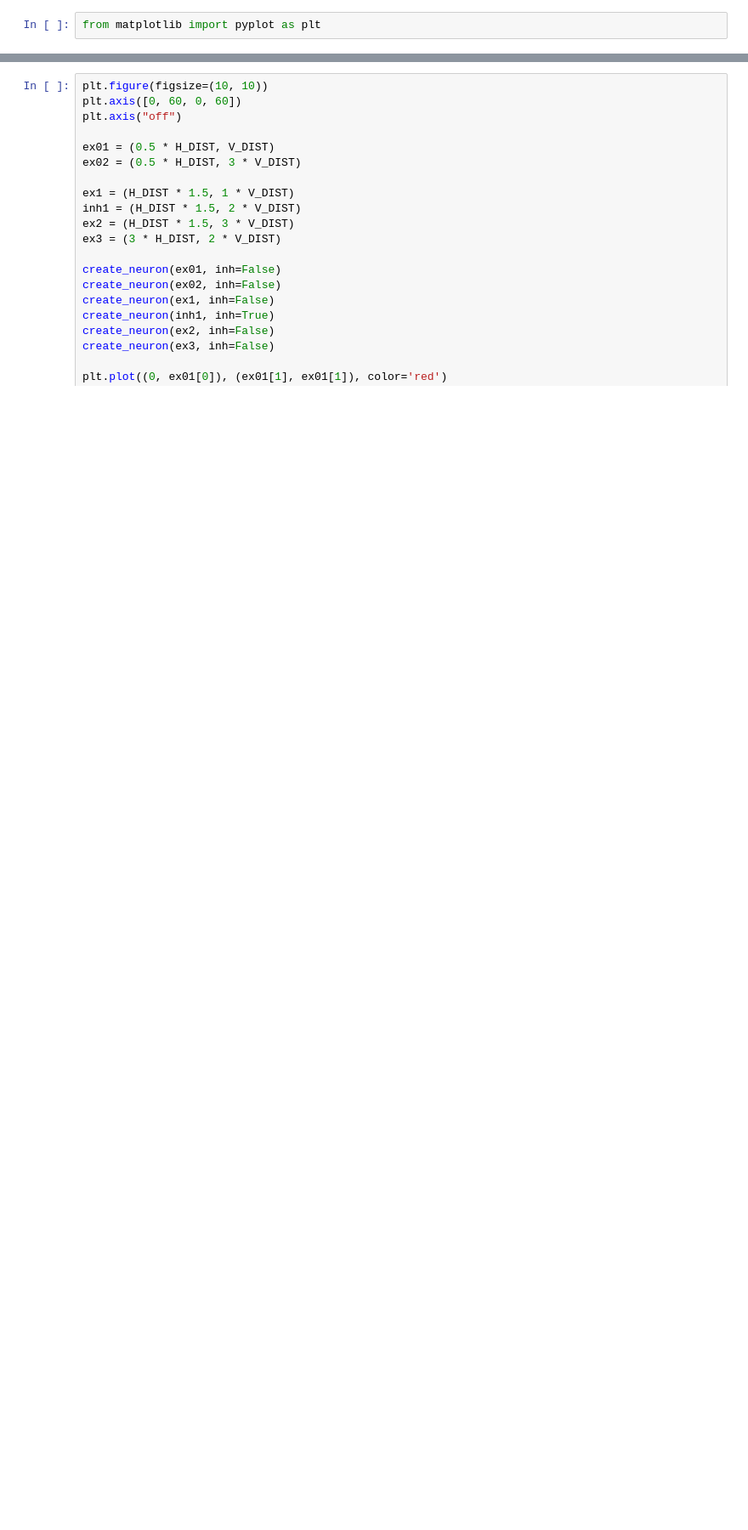
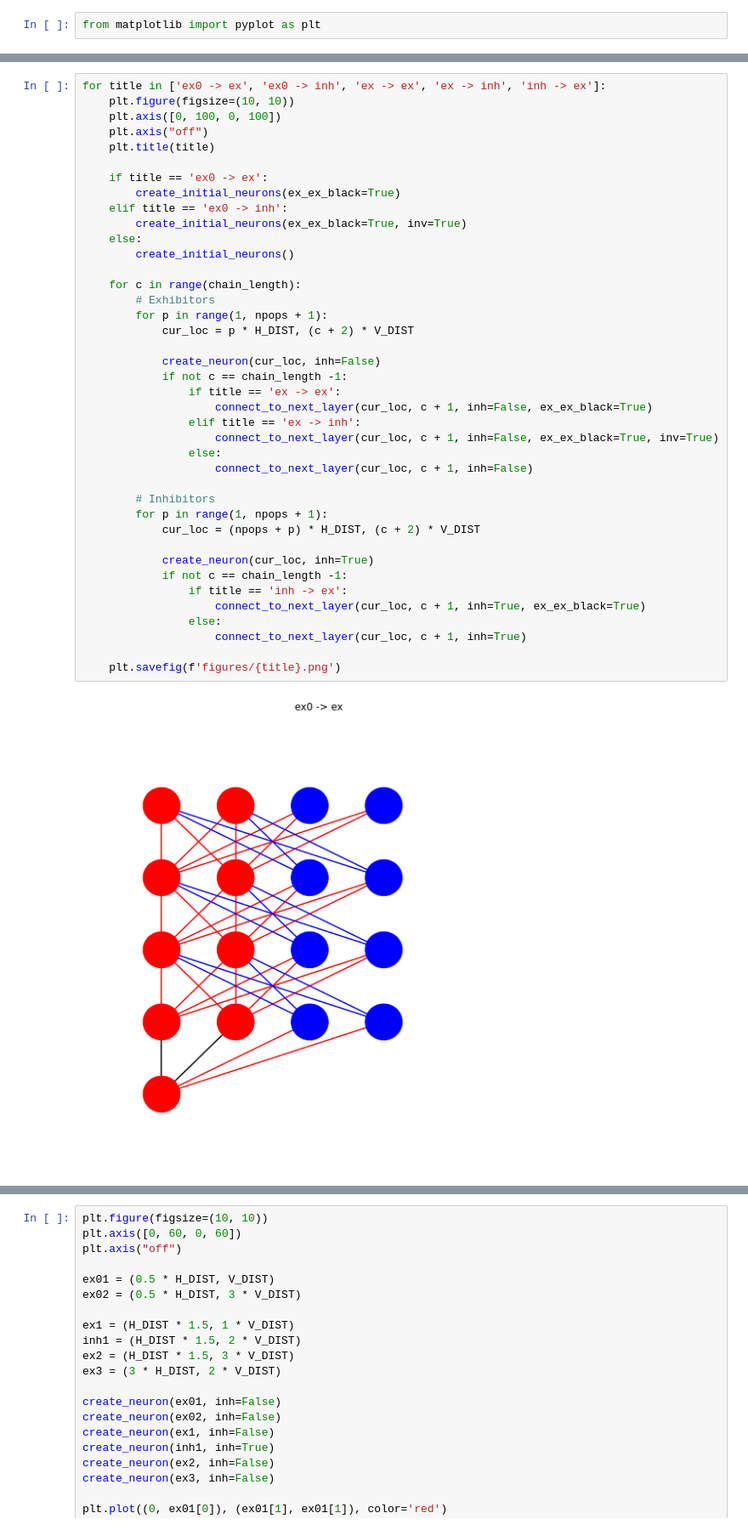
Before and after one commit to Drvanon/FP09, a Jupyter notebook: images.ipynb, the cells around one changed output, grey strips where cells are left out. Shown at 85% size. Cells and saved outputs as stored; diff of their text form; blank space fills up the shorter version.

```diff
--- a/images.ipynb
+++ b/images.ipynb
@@ -69,2 +81,44 @@ for c in range(chain_length):
 # %% [output]
 [figure]
+# %%
+for title in ['ex0 -> ex', 'ex0 -> inh', 'ex -> ex', 'ex -> inh', 'inh -> ex']:
+    plt.figure(figsize=(10, 10))
+    plt.axis([0, 100, 0, 100])
+    plt.axis("off")
+    plt.title(title)
+
+    if title == 'ex0 -> ex':
+        create_initial_neurons(ex_ex_black=True)
+    elif title == 'ex0 -> inh':
+        create_initial_neurons(ex_ex_black=True, inv=True)
+    else:
+        create_initial_neurons()
+
+    for c in range(chain_length):
+        # Exhibitors
+        for p in range(1, npops + 1):
+            cur_loc = p * H_DIST, (c + 2) * V_DIST
+
+            create_neuron(cur_loc, inh=False)
+            if not c == chain_length -1:
+                if title == 'ex -> ex':
+                    connect_to_next_layer(cur_loc, c + 1, inh=False, ex_ex_black=True)
+                elif title == 'ex -> inh':
+                    connect_to_next_layer(cur_loc, c + 1, inh=False, ex_ex_black=True, inv=True)
+                else:
+                    connect_to_next_layer(cur_loc, c + 1, inh=False)
+
+        # Inhibitors
+        for p in range(1, npops + 1):
+            cur_loc = (npops + p) * H_DIST, (c + 2) * V_DIST
+
+            create_neuron(cur_loc, inh=True)
+            if not c == chain_length -1:
+                if title == 'inh -> ex':
+                    connect_to_next_layer(cur_loc, c + 1, inh=True, ex_ex_black=True)
+                else:
+                    connect_to_next_layer(cur_loc, c + 1, inh=True)
+
+    plt.savefig(f'figures/{title}.png')
+# %% [output]
+[figure, added]
```
Also changed, not shown: parts of 2 cells of this notebook, 7 other files.
